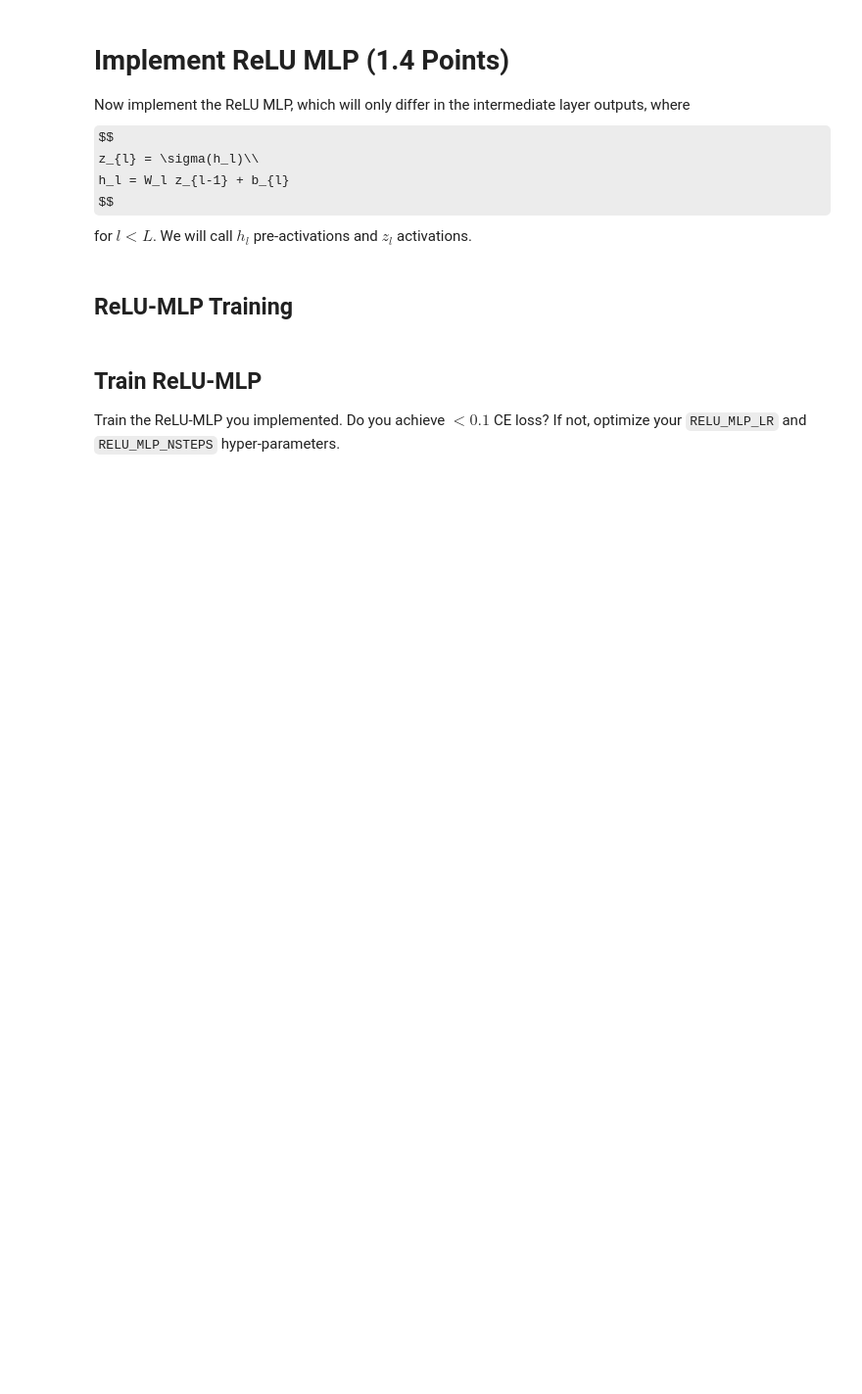
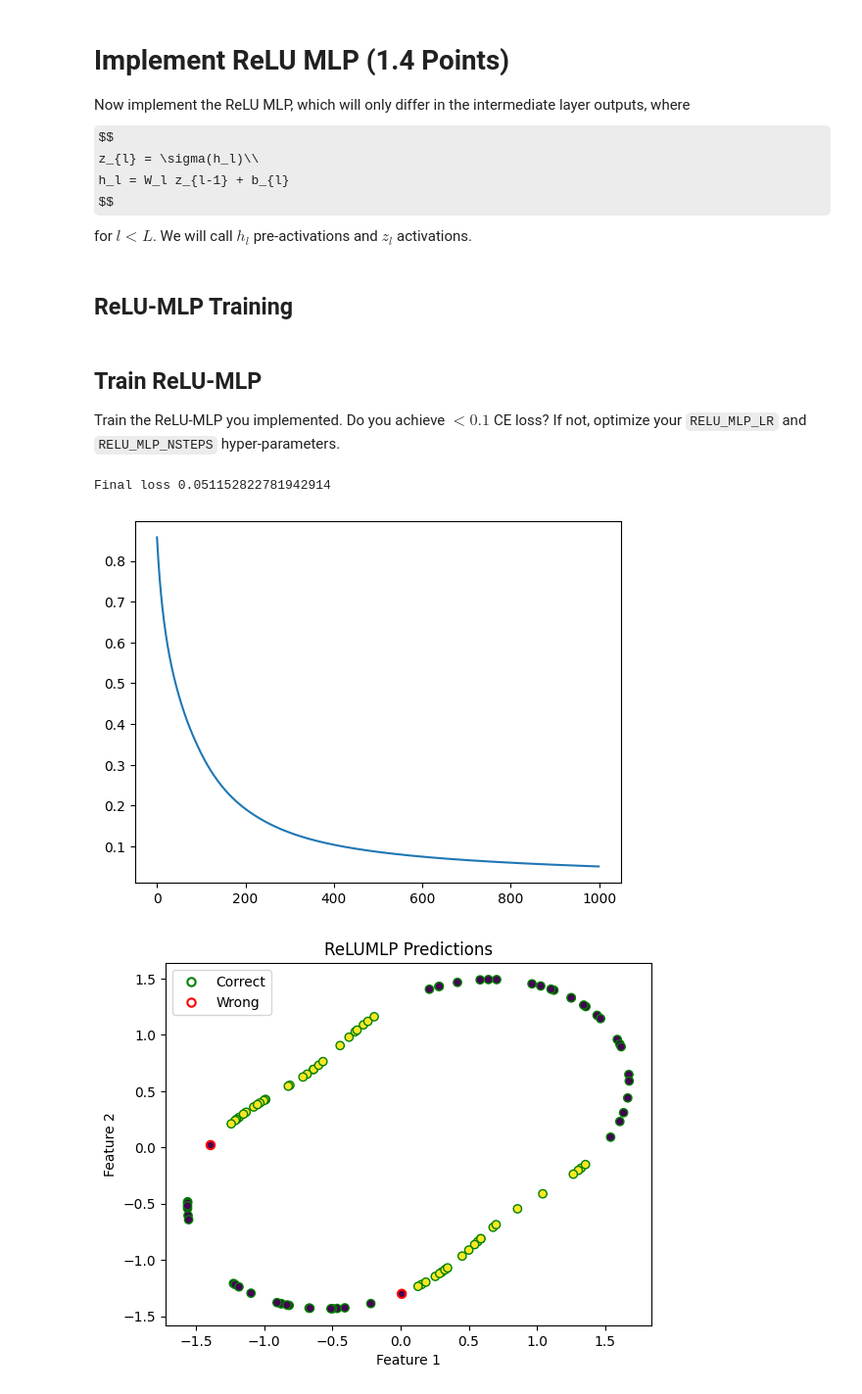
Before and after one commit to KyleDong03/CSC-2516, a Jupyter notebook: Fall26_HW2_MLP.ipynb, the cells around one changed output. Shown at 98% size. Cells and saved outputs as stored; diff of their text form; code cells hidden in the pictures; some formulas as TeX source; blank space fills up the shorter version.

```diff
--- a/Fall26_HW2_MLP.ipynb
+++ b/Fall26_HW2_MLP.ipynb
@@ -503,6 +542,16 @@ def compute_relu_mlp_forward_passes(
     ##########################################
     ## TODO: Forward pass - compute each layer's pre-activations (h_l) and activations (z_l, after ReLU)
     # and store them for later use
+    for i, layer in enumerate(network.layers):
+        h = layer(layer_outputs[-1])
+        pre_activations.append(h)
+
+        if i < len(network.layers) - 1:
+            layer_outputs.append(relu(h))
+        else:
+            layer_outputs.append(h)
+
+
 
     ##########################################
     assert len(layer_outputs) == len(network.layers) + 1, (
@@ -521,11 +570,15 @@ def compute_relu_mlp_partial_derivatives(
         zip(reversed(network.layers), reversed(pre_activations))
     ):
         ##########################################
-        ## TODO: Compute the error signal propagated to each layer
+        ## TODO: Compute the error signal propa gated to each layer
         ## Hint: After reversal, cost_partials[i]: d L / d z_i
         ## Hint: Cost partials: d L / d z_l = d L / d z_{l+1} * d z_{l+1} / d h_{l+1} * d h_{l+1} / d z_l
         ## where h_l is the pre-activation
-        pass
+        dL = cost_partials[-1]
+        if ind != 0:
+            dL = dL * relu_derivative(pre_activation)
+
+        cost_partials.append(layer.weights.T @ dL)
 
 
     ##########################################
@@ -544,12 +597,30 @@ def compute_relu_mlp_parameter_updates(
     ##########################################
     ## TODO: Compute weight gradient
     ## Your Code
+    for i in range(len(pre_activations) - 1):
+        partial = cost_partials[i + 1]
+        if i < len(pre_activations) - 2:
+            partial = partial * relu_derivative(pre_activations[i + 1])
+
+        if i == 0:
+            layer_input = pre_activations[0]
+        else:
+            layer_input = relu(pre_activations[i])
+
+        weight_gradients.append(partial @ layer_input.T)
+
 
 
     ##########################################
     ## TODO: Compute bias gradient
     ## Your Code
+    for i in range(len(pre_activations) - 1):
+            partial = cost_partials[i + 1]
+            if i < len(pre_activations) - 2:
+                partial = partial * relu_derivative(pre_activations[i + 1])
 
+
+            bias_gradients.append(np.sum(partial, axis=1, keepdims=True))
     ##########################################
     assert len(weight_gradients) == len(pre_activations) - 1, (
         "Weight gradients should match number of layers"
@@ -585,26 +656,30 @@ If not, optimize your `RELU_MLP_LR` and `RELU_MLP_NSTEPS` hyper-parameters.
 # %%
 def train_relu_mlp(mlp, learning_rate: float, n_iterations: int,
                    inputs: np.typing.ArrayLike, targets: np.typing.ArrayLike) -> List[float]:
     losses = []
     for _ in range(n_iterations):
         loss = step_relu_network(mlp, inputs, targets, learning_rate)
         losses.append(loss)
     return losses
 
 ## Pay attention to the shape of the input
 inputs = flower_X.T
 targets = flower_y
 from sklearn.preprocessing import OneHotEncoder
 np.random.seed(SEED)
 targets = OneHotEncoder().fit_transform(targets).toarray().T
 relu_mlp = ReLUMLP([2, 16, 16, NUM_CLASSES])
 ##########################################
 ## TODO: find correct hyper-parameters
-RELU_MLP_LR = 5
-RELU_MLP_NSTEPS = 100
+RELU_MLP_LR = 0.01
+RELU_MLP_NSTEPS = 1000
 ##########################################
 losses = train_relu_mlp(relu_mlp, RELU_MLP_LR, RELU_MLP_NSTEPS, inputs, targets)
 print(f"Final loss {losses[-1]}")
 plt.plot(losses)
 plot_predictions(flower_X.T, flower_y.T, relu_mlp, "ReLUMLP Predictions")
 plot_predictions(valid_X.T, valid_y.T, relu_mlp, "ReLUMLP Predictions")
+# %% [output]
+Final loss 0.051152822781942914
+[figure, added]
+[figure, added]
```
Also changed, not shown: parts of 11 cells of this notebook, 1 other file.
